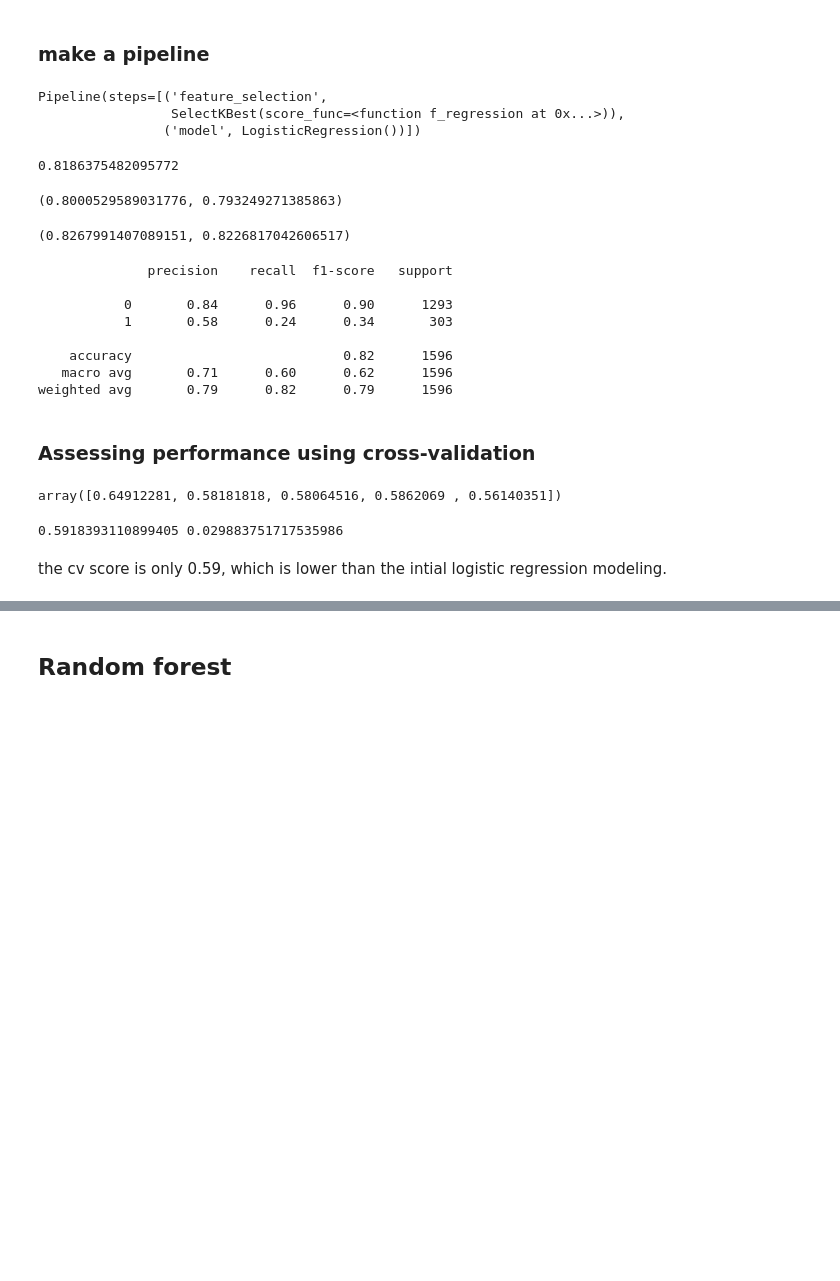
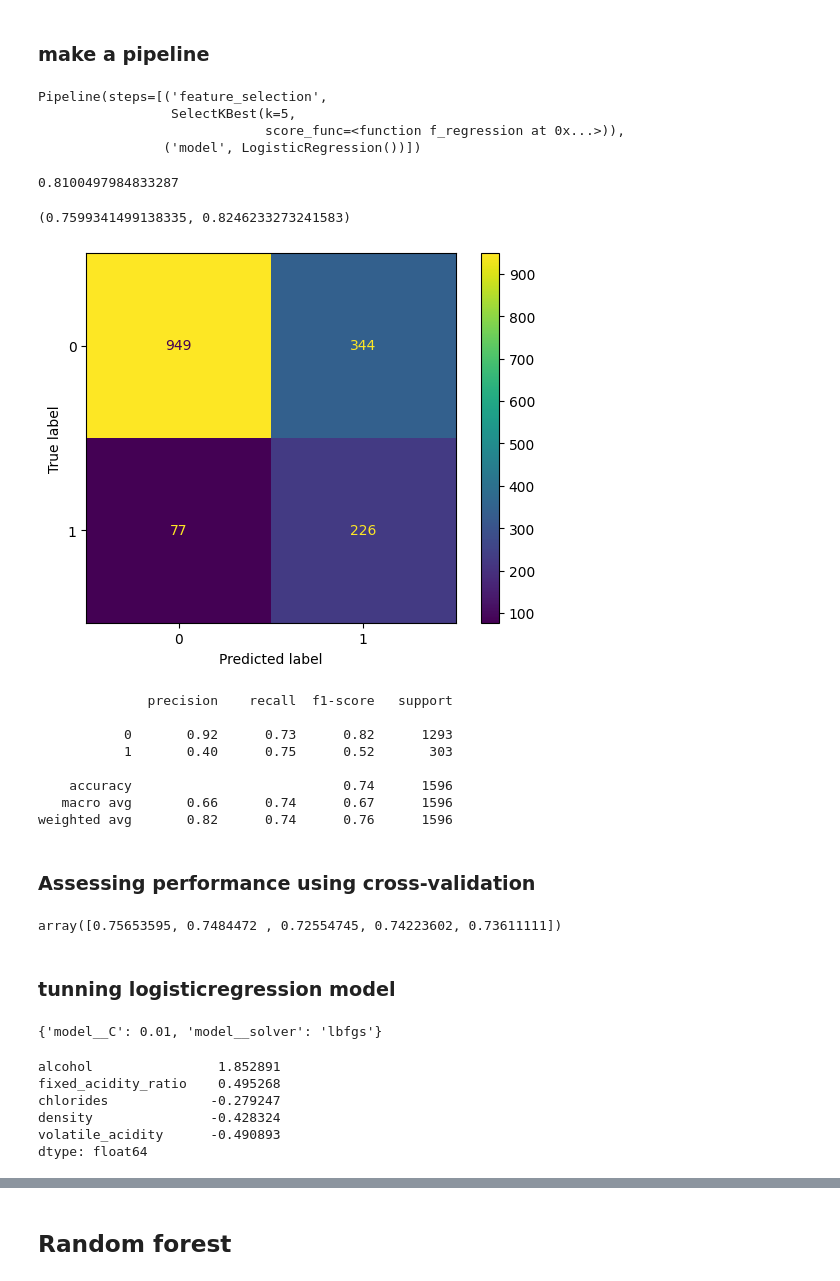
Before and after one commit to Gardenialover/Capstone_Two_Project, a Jupyter notebook: notebooks/modeling.ipynb, the cells around one changed output, grey strips where cells are left out. Saved outputs shown, nothing was run; the diff lists cells and outputs as text; code cells hidden in the pictures; blank space fills up the shorter version.

```diff
--- a/notebooks/modeling.ipynb
+++ b/notebooks/modeling.ipynb
@@ -94,46 +115,41 @@ three models:logisticregression, random forest and XGBoost Model will be selecte
 # %%
 from sklearn.pipeline import Pipeline
 pipe_log = Pipeline(
-    steps =[("feature_selection",SelectKBest(score_func=f_regression)),("model",
+    steps =[("feature_selection",SelectKBest(score_func=f_regression, k =5)),("model",
     LogisticRegression())]
 )
 # %%
 pipe_log.fit(X_train.values, y_train.values.ravel())
 # %% [output]
 Pipeline(steps=[('feature_selection',
-                 SelectKBest(score_func=<function f_regression at 0x...>)),
+                 SelectKBest(k=5,
+                             score_func=<function f_regression at 0x...>)),
                 ('model', LogisticRegression())])
 # %%
 y_tr_pred_log = pipe_log.predict(X_train.values)
 y_te_pred_log= pipe_log.predict(X_test.values)
+y_pred_log_probs = pipe_log.predict_proba(X_test.values) [:,1]
+print(roc_auc_score(y_test, y_pred_log_probs))
+precision_score(y_train, y_tr_pred_log, average = "weighted" ), precision_score(y_test, y_te_pred_log, average ="weighted")
+# %% [output]
+0.8100497984833287
+(0.7599341499138335, 0.8246233273241583)
-# %%
-y_pred_log_probs = pipe_log.predict_proba(X_test.values) [:,1]
-print(roc_auc_score(y_test, y_pred_log_probs))
-# %% [output]
-0.8186375482095772
-# %%
-precision_score(y_train, y_tr_pred_log, average = "weighted" ), precision_score(y_test, y_te_pred_log, average ="weighted")
-# %% [output]
-(0.8000529589031776, 0.793249271385863)
-# %%
-accuracy_score(y_train, y_tr_pred_log), accuracy_score(y_test, y_te_pred_log)
-# %% [output]
-(0.8267991407089151, 0.8226817042606517)
 # %%
-# report_log = classification_report(y_test, y_te_pred_log)
-# cm_log = confusion_matrix(y_test, y_te_pred_log)
-# ConfusionMatrixDisplay(confusion_matrix=cm_log,display_labels=pipe_log.classes_).plot()
-# plt.show()
+report_log = classification_report(y_test, y_te_pred_log)
+cm_log = confusion_matrix(y_test, y_te_pred_log)
+ConfusionMatrixDisplay(confusion_matrix=cm_log,display_labels=pipe_log.classes_).plot()
+plt.show()
 print(classification_report(y_test, y_te_pred_log))
 # %% [output]
+[figure, added]
               precision    recall  f1-score   support
 
-           0       0.84      0.96      0.90      1293
-           1       0.58      0.24      0.34       303
+           0       0.92      0.73      0.82      1293
+           1       0.40      0.75      0.52       303
 
-    accuracy                           0.82      1596
-   macro avg       0.71      0.60      0.62      1596
-weighted avg       0.79      0.82      0.79      1596
+    accuracy                           0.74      1596
+   macro avg       0.66      0.74      0.67      1596
+weighted avg       0.82      0.74      0.76      1596
 # %% [markdown]
 ### Assessing performance using cross-validation
 # %%
@@ -142,12 +158,9 @@ cv_results_log = cross_validate(pipe_log, X_train, y_train.values.ravel(), cv=5,
 cv_scores_log = cv_results_log['test_score']
 cv_scores_log
 # %% [output]
-array([0.64912281, 0.58181818, 0.58064516, 0.5862069 , 0.56140351])
+array([0.75653595, 0.7484472 , 0.72554745, 0.74223602, 0.73611111])
 # %%
 cv_scores_mean_log = np.mean(cv_scores_log)
 cv_score_std_log = np.std(cv_scores_log)
-print(cv_scores_mean_log, cv_score_std_log)
-# %% [output]
-0.5918393110899405 0.029883751717535986
-# %% [markdown]
-the cv score is only 0.59, which is lower than the intial logistic regression modeling.
+# %% [markdown]
+### tunning logisticregression model
@@ -153,0 +174,20 @@ the cv score is only 0.59, which is lower than the intial logistic regression mo
+# %%
+log_grid_cv = GridSearchCV(pipe_log, param_grid=grid_params,scoring="precision", cv=5, n_jobs=-1)
+log_grid_cv.fit(X_train, y_train.values.ravel())
+score_mean = log_grid_cv.cv_results_['mean_test_score']
+score_std = log_grid_cv.cv_results_['std_test_score']
+log_grid_cv.best_params_
+# %% [output]
+{'model__C': 0.01, 'model__solver': 'lbfgs'}
+# %%
+selected = log_grid_cv.best_estimator_.named_steps.feature_selection.get_support()
+coefs = log_grid_cv.best_estimator_.named_steps.model.coef_
+features = X_train.columns[selected]
+pd.Series(coefs.ravel(), index = features.ravel()).sort_values(ascending=False)
+# %% [output]
+alcohol                1.852891
+fixed_acidity_ratio    0.495268
+chlorides             -0.279247
+density               -0.428324
+volatile_acidity      -0.490893
+dtype: float64
```
Also changed, not shown: parts of 62 cells of this notebook, 4 other files.
